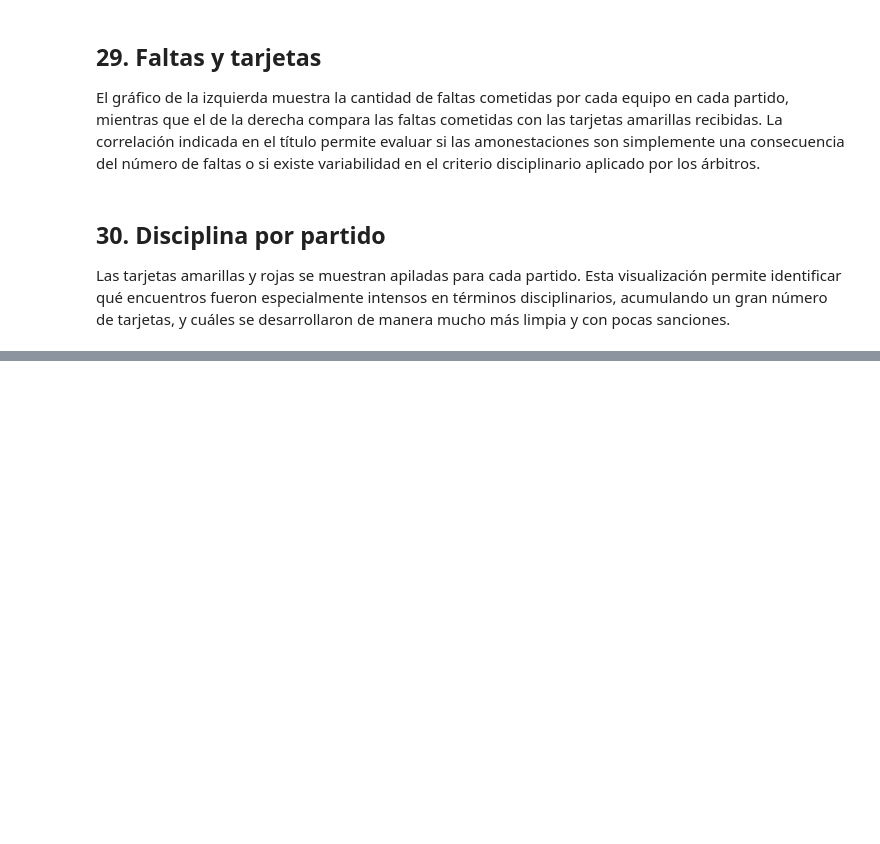
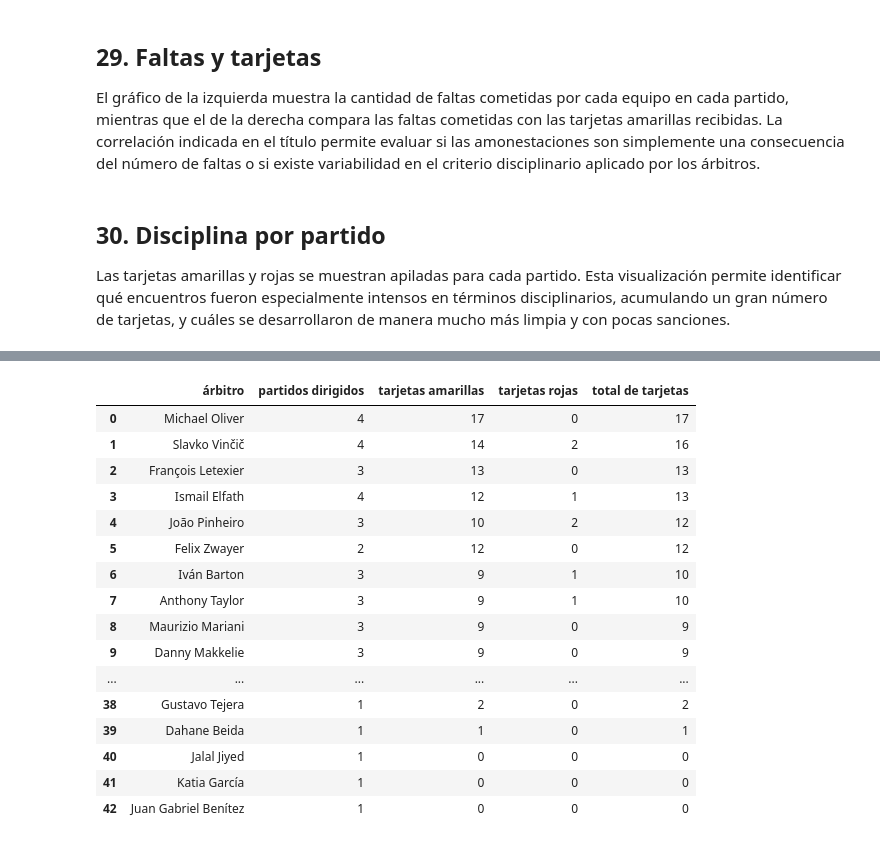
Before and after one commit to el-yisus-dev/KDBE_9B_IDGS_PRACTICES_220076, a Jupyter notebook: World_Cup_EDA_220076.ipynb, the cells around one changed output, grey strips where cells are left out. Drawn from its saved outputs; the diff is of its cells as text; code cells hidden in the pictures; blank space fills up the shorter version.

```diff
--- a/World_Cup_EDA_220076.ipynb
+++ b/World_Cup_EDA_220076.ipynb
@@ -2456,0 +2657,90 @@ fig.show()
+# %%
+# Copia para visualización
+df = played_matches.copy()
+
+# Columnas traducidas únicamente para visualización
+df["equipo_local_es"] = df["home_team"].replace(traduccion_equipos)
+df["equipo_visitante_es"] = df["away_team"].replace(traduccion_equipos)
+df["partido"] = df["equipo_local_es"] + " vs " + df["equipo_visitante_es"]
+
+df["amarillas"] = _num(df["home_cards_yellow"]) + _num(df["away_cards_yellow"])
+df["rojas"] = _num(df["home_cards_red"]) + _num(df["away_cards_red"])
+
+agg = (
+    df.groupby("referee")
+    .agg(
+        partidos=("partido", "size"),
+        amarillas=("amarillas", "sum"),
+        rojas=("rojas", "sum")
+    )
+    .reset_index()
+)
+
+agg["total_tarjetas"] = agg["amarillas"] + agg["rojas"]
+
+agg = agg.sort_values(
+    "total_tarjetas",
+    ascending=False
+).reset_index(drop=True)
+
+fig = px.bar(
+    agg.sort_values("total_tarjetas"),
+    x="total_tarjetas",
+    y="referee",
+    orientation="h",
+    color="rojas",
+    color_continuous_scale="Reds",
+    hover_data={
+        "partidos": True,
+        "amarillas": True,
+        "rojas": True
+    },
+    labels={
+        "total_tarjetas": "Total de tarjetas mostradas",
+        "referee": "",
+        "rojas": "Tarjetas rojas"
+    },
+    title=(
+        f"Tarjetas mostradas por cada árbitro "
+        f"({N_MATCHES_PLAYED} partidos); color = tarjetas rojas"
+    ),
+    **PLOTLY_KW,
+)
+
+fig.update_layout(
+    height=max(360, 26 * len(agg) + 140),
+    margin=dict(l=10, r=10)
+)
+
+fig.show()
+
+# Tabla resumen traducida
+tabla_arbitros = agg.rename(
+    columns={
+        "referee": "árbitro",
+        "partidos": "partidos dirigidos",
+        "amarillas": "tarjetas amarillas",
+        "rojas": "tarjetas rojas",
+        "total_tarjetas": "total de tarjetas"
+    }
+)
+
+display(tabla_arbitros)
+# %% [output]
+|  | árbitro | partidos dirigidos | tarjetas amarillas | tarjetas rojas | total de tarjetas |
+| 0 | Michael Oliver | 4 | 17 | 0 | 17 |
+| 1 | Slavko Vinčič | 4 | 14 | 2 | 16 |
+| 2 | François Letexier | 3 | 13 | 0 | 13 |
+| 3 | Ismail Elfath | 4 | 12 | 1 | 13 |
+| 4 | João Pinheiro | 3 | 10 | 2 | 12 |
+| 5 | Felix Zwayer | 2 | 12 | 0 | 12 |
+| 6 | Iván Barton | 3 | 9 | 1 | 10 |
+| 7 | Anthony Taylor | 3 | 9 | 1 | 10 |
+| 8 | Maurizio Mariani | 3 | 9 | 0 | 9 |
+| 9 | Danny Makkelie | 3 | 9 | 0 | 9 |
+| ... | ... | ... | ... | ... | ... |
+| 38 | Gustavo Tejera | 1 | 2 | 0 | 2 |
+| 39 | Dahane Beida | 1 | 1 | 0 | 1 |
+| 40 | Jalal Jiyed | 1 | 0 | 0 | 0 |
+| 41 | Katia García | 1 | 0 | 0 | 0 |
+| 42 | Juan Gabriel Benítez | 1 | 0 | 0 | 0 |
```
Also changed, not shown: parts of 19 cells of this notebook.
